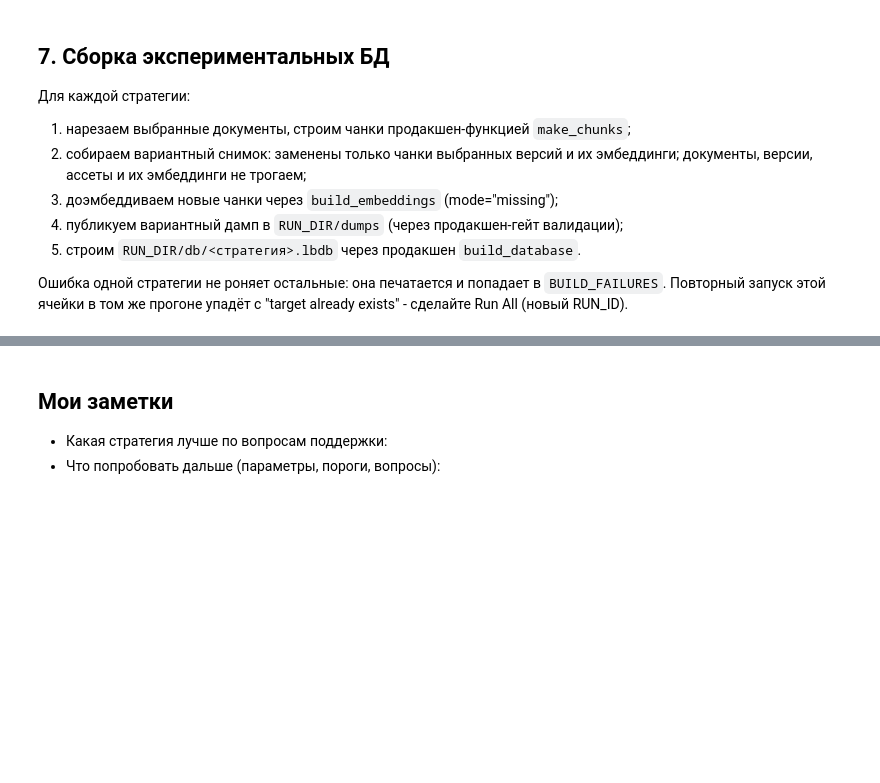
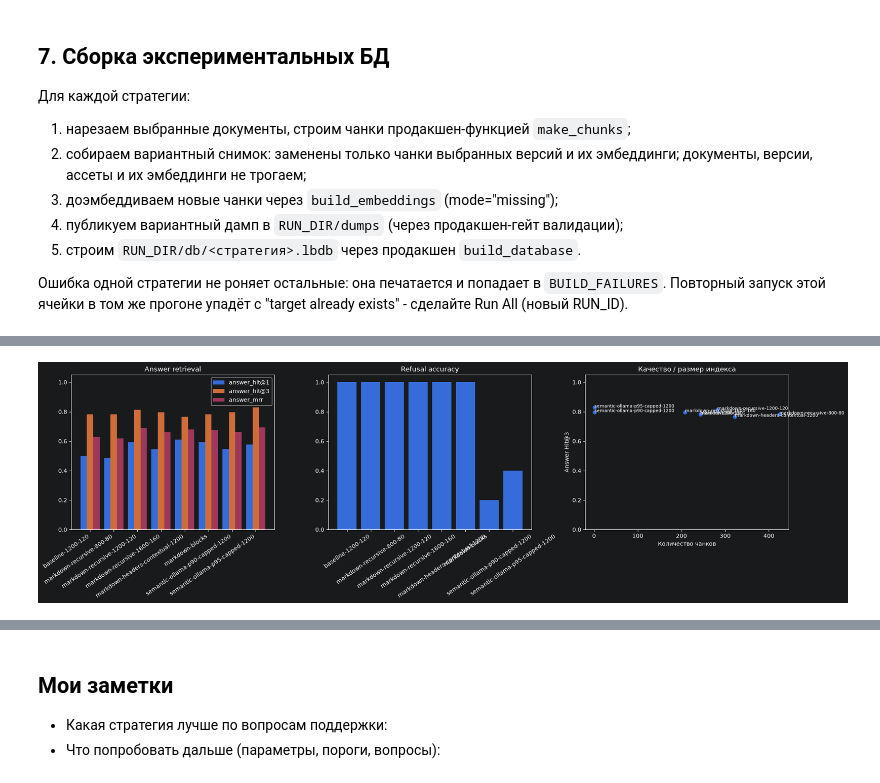
Before and after one commit to Grottersha123/vue-graph-rag, a Jupyter notebook: mvp_v2/notebooks/chunking_strategies_experiments.ipynb, the cells around one changed output, grey strips where cells are left out. Cells and saved outputs as stored; diff of their text form; code cells hidden in the pictures; blank space fills up the shorter version.

```diff
--- a/mvp_v2/notebooks/chunking_strategies_experiments.ipynb
+++ b/mvp_v2/notebooks/chunking_strategies_experiments.ipynb
@@ -926,7 +1126,8 @@ else:
             finally:
                 warmup_connection.close()
 
-            for index, question in enumerate(MY_QUESTIONS, start=1):
+            for case in SELECTED_CASES:
+                question = case.question
                 connection = ladybug_module.Connection(database)
                 evidence: tuple = ()
                 failure_info: str | None = None
@@ -960,6 +1161,7 @@ else:
                 SEARCH_RESULTS.append(
                     {
                         "question": question,
+                        "case": asdict(case),
                         "strategy": name,
                         "evidence": [
                             item.model_dump(mode="json") for item in evidence
@@ -970,12 +1172,14 @@ else:
                 )
         finally:
             database.close()
-        print(f"[ok] поиск по {name}: {len(MY_QUESTIONS)} вопросов")
+        print(f"[ok] поиск по {name}: {len(SELECTED_CASES)} кейсов")
 
-print("\n=== Сводка top-1 по вопросам ===")
-for index, question in enumerate(MY_QUESTIONS, start=1):
-    print(f"\nQ{index}: {question}")
-    rows = [row for row in SEARCH_RESULTS if row["question"] == question]
+print("\n=== Сводка top-1 по голден-кейсам ===")
+for index, case in enumerate(SELECTED_CASES, start=1):
+    print(f"\n{case.case_id} (Q{index}) [{case.kind}]: {case.question}")
+    rows = [
+        row for row in SEARCH_RESULTS if row["case"]["case_id"] == case.case_id
+    ]
     for row in rows:
         label = f"  {row['strategy']:20s}"
         if row["error"]:
@@ -997,7 +1201,7 @@ for index, question in enumerate(MY_QUESTIONS, start=1):
 
 print("\n=== Детали: все evidence по стратегиям ===")
 for row in SEARCH_RESULTS:
-    print(f"\n--- {row['strategy']} | {row['question'][:60]} ---")
+    print(f"\n--- {row['strategy']} | {row['case']['case_id']} | {row['question'][:60]} ---")
     if row["error"]:
         print(f"    ERROR {row['error']}")
         continue
@@ -1028 +1692,62 @@ Q3: Сколько рабочих почт, номеров, SIM-карт, HH и
+# %%
+# ===== Графики: answer retrieval, refusal accuracy и размер индекса =====
+try:
+    import matplotlib.pyplot as plt
+
+    MATPLOTLIB_AVAILABLE = True
+except ImportError:
+    MATPLOTLIB_AVAILABLE = False
+    print("matplotlib не установлен: графики пропущены")
+
+if MATPLOTLIB_AVAILABLE and EVAL_SUMMARY:
+    strategy_names = list(EVAL_SUMMARY)
+    figure, axes = plt.subplots(1, 3, figsize=(20, 6))
+
+    width = 0.27
+    for offset, metric in enumerate(("answer_hit@1", "answer_hit@3", "answer_mrr")):
+        axes[0].bar(
+            [index + offset * width for index in range(len(strategy_names))],
+            [EVAL_SUMMARY[name][metric] for name in strategy_names],
+            width=width,
+            label=metric,
+        )
+    axes[0].set_xticks(
+        [index + width for index in range(len(strategy_names))],
+        strategy_names,
+        rotation=35,
+        ha="right",
+    )
+    axes[0].set_ylim(0, 1.05)
+    axes[0].set_title("Answer retrieval")
+    axes[0].legend()
+
+    axes[1].bar(
+        strategy_names,
+        [EVAL_SUMMARY[name]["refusal_accuracy"] for name in strategy_names],
+    )
+    axes[1].set_ylim(0, 1.05)
+    axes[1].set_title("Refusal accuracy")
+    axes[1].tick_params(axis="x", rotation=35)
+
+    axes[2].scatter(
+        [EVAL_SUMMARY[name]["chunks"] for name in strategy_names],
+        [EVAL_SUMMARY[name]["answer_hit@3"] for name in strategy_names],
+    )
+    for name in strategy_names:
+        axes[2].annotate(
+            name,
+            (EVAL_SUMMARY[name]["chunks"], EVAL_SUMMARY[name]["answer_hit@3"]),
+            fontsize=8,
+        )
+    axes[2].set_xlabel("Количество чанков")
+    axes[2].set_ylabel("Answer Hit@3")
+    axes[2].set_ylim(0, 1.05)
+    axes[2].set_title("Качество / размер индекса")
+
+    figure.tight_layout()
+    plt.show()
+elif MATPLOTLIB_AVAILABLE:
+    print("Нет EVAL_SUMMARY: сначала выполните ячейку оценки")
+# %% [output]
+[figure, added]
 # %% [markdown]
```
Also changed, not shown: parts of 22 cells of this notebook, 7 other files.
